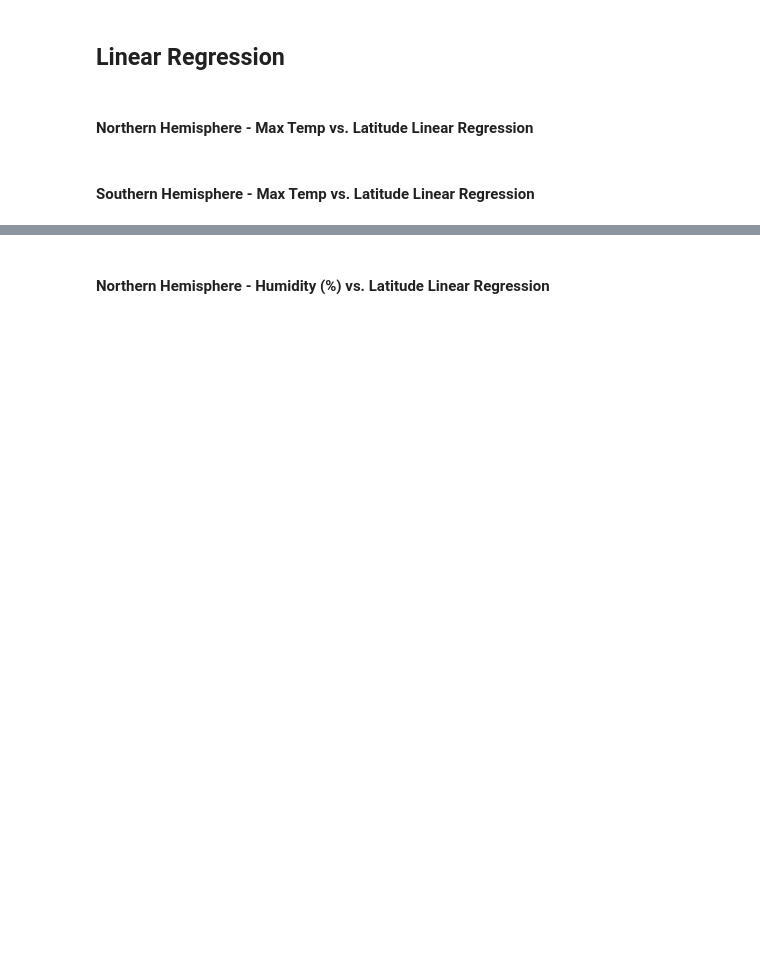
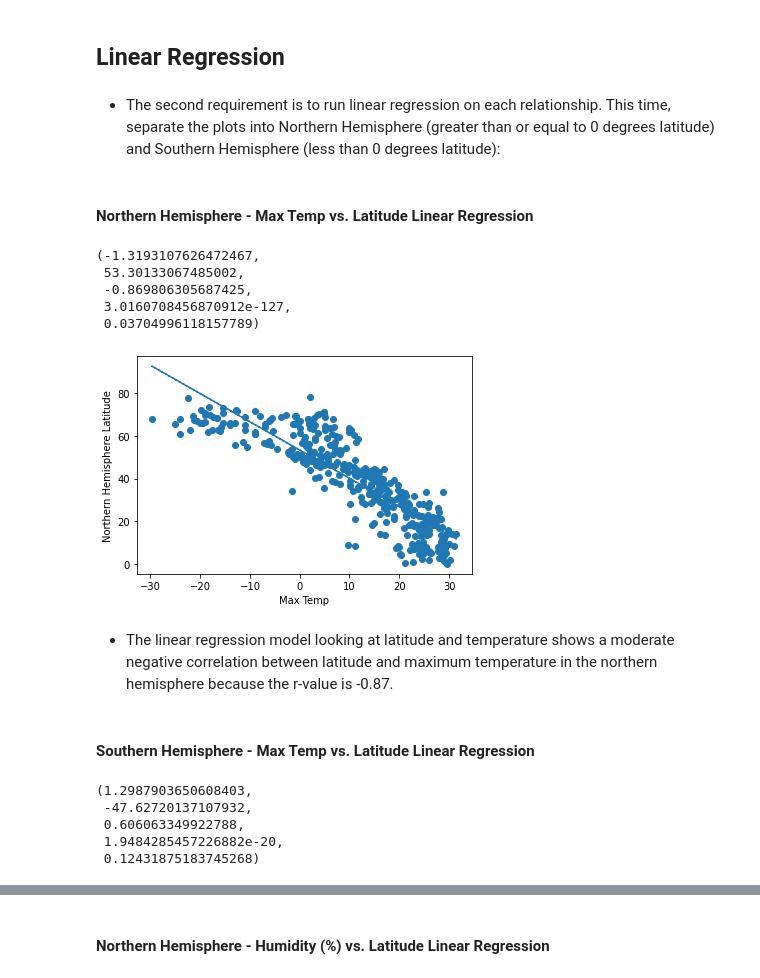
Before and after one commit to Mquinton28/Python_APIs, a Jupyter notebook: WeatherPy-Final.ipynb, the cells around one changed output, grey strips where cells are left out. Drawn from its saved outputs; the diff is of its cells as text; code cells hidden in the pictures; blank space fills up the shorter version.

```diff
--- a/WeatherPy-Final.ipynb
+++ b/WeatherPy-Final.ipynb
@@ -139,6 +194,35 @@ plt.show()
 # %% [markdown]
 ## Linear Regression
+# %% [markdown]
+- The second requirement is to run linear regression on each relationship. This time, separate the plots into Northern Hemisphere (greater than or equal to 0 degrees latitude) and Southern Hemisphere (less than 0 degrees latitude):
+# %%
+northern_hem = weatherpy_data.loc[weatherpy_data["lat"] >0]
+
+southern_hem = weatherpy_data.loc[weatherpy_data["lat"] <0]
 # %% [markdown]
 ####  Northern Hemisphere - Max Temp vs. Latitude Linear Regression
+# %%
+nh_slope, nh_int, nh_r, nh_p, nh_std_err = linregress(northern_hem['temp'], northern_hem['lat'])
+nh_fit = nh_slope * northern_hem['temp'] + nh_int
+# %%
+nh_slope, nh_int, nh_r, nh_p, nh_std_err
+# %% [output]
+(-1.3193107626472467,
+ 53.30133067485002,
+ -0.869806305687425,
+ 3.0160708456870912e-127,
+ 0.03704996118157789)
+# %%
+# Plot the linear model on top of scatter plot
+plt.scatter(northern_hem['temp'], northern_hem['lat'])
+plt.plot(northern_hem['temp'],nh_fit,"--")
+plt.xlabel('Max Temp')
+plt.ylabel('Northern Hemisphere Latitude')
+plt.savefig('Northern Hemisphere - Max Temp vs. Latitude Linear Regression.png')
+plt.show()
+# %% [output]
+[figure, added]
+# %% [markdown]
+- The linear regression model looking at latitude and temperature shows a moderate negative correlation between latitude and maximum temperature in the northern hemisphere because the r-value is -0.87.
 # %% [markdown]
 ####  Southern Hemisphere - Max Temp vs. Latitude Linear Regression
@@ -144,0 +232,8 @@ plt.show()
+# %%
+sh_slope, sh_int, nh_r, nh_p, nh_std_err
+# %% [output]
+(1.2987903650608403,
+ -47.62720137107932,
+ 0.606063349922788,
+ 1.9484285457226882e-20,
+ 0.12431875183745268)
```
Also changed, not shown: parts of 46 cells of this notebook, 15 other files.
